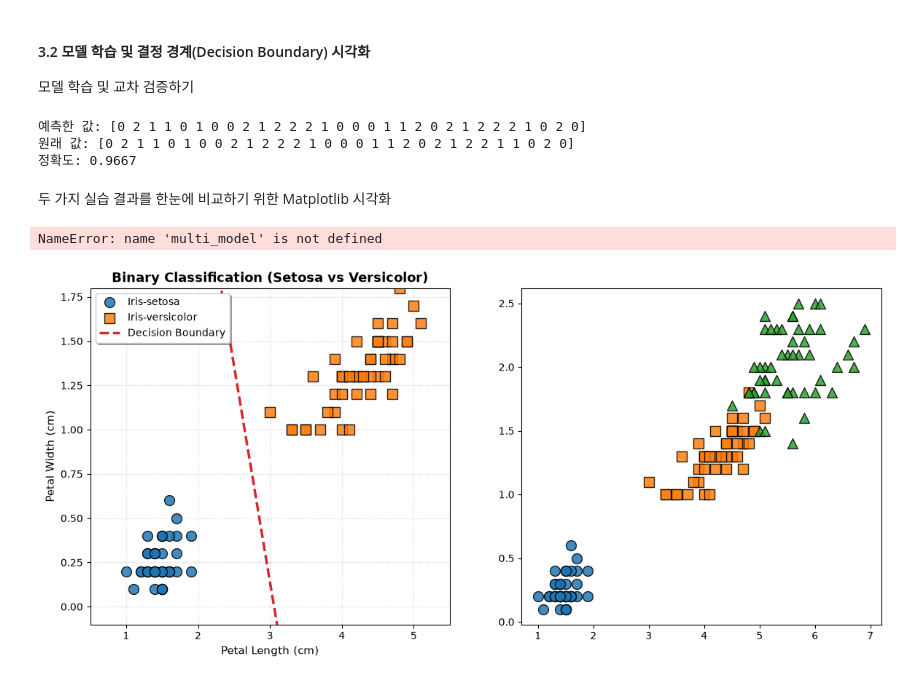
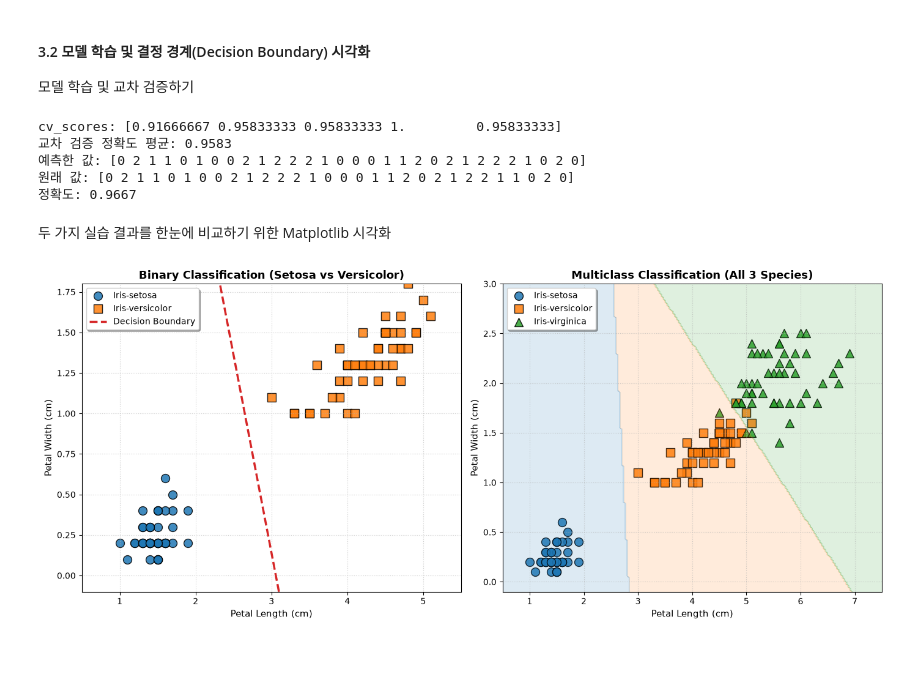
Before and after one commit to yonggyo1125/ax_study, a Jupyter notebook: 04_MACHINE_LEARNING/src/04_machine_learning/chapter03/02.ipynb, the cells around one changed output. Drawn from its saved outputs; the diff is of its cells as text; code cells hidden in the pictures; blank space fills up the shorter version.

```diff
--- a/04_MACHINE_LEARNING/src/04_machine_learning/chapter03/02.ipynb
+++ b/04_MACHINE_LEARNING/src/04_machine_learning/chapter03/02.ipynb
@@ -150,6 +150,13 @@ X_multi_train, X_multi_test, y_multi_train, y_multi_test = train_test_split(
 # %%
 # 다중 분류 모델 학습
 multi_model = LogisticRegression()
+
+# 교차 검증(KFold)
+kf = KFold(n_splits=5, shuffle=True, random_state=42)
+cv_scores = cross_val_score(multi_model, X_multi_train, y_multi_train, cv=kf)
+print("cv_scores:", cv_scores)
+print("교차 검증 정확도 평균: %.4f" % cv_scores.mean())
+
 multi_model.fit(X_multi_train, y_multi_train)
 
 multi_test_preds = multi_model.predict(X_multi_test)
@@ -160,6 +167,8 @@ multi_accuracy = accuracy_score(y_multi_test, multi_test_preds)
 
 print(f"정확도: {multi_accuracy:.4f}")
 # %% [output]
+cv_scores: [0.91666667 0.95833333 0.95833333 1.         0.95833333]
+교차 검증 정확도 평균: 0.9583
 예측한 값: [0 2 1 1 0 1 0 0 2 1 2 2 2 1 0 0 0 1 1 2 0 2 1 2 2 2 1 0 2 0]
 원래 값: [0 2 1 1 0 1 0 0 2 1 2 2 2 1 0 0 0 1 1 2 0 2 1 2 2 1 1 0 2 0]
 정확도: 0.9667
@@ -202,34 +211,33 @@ markers_multi = {'Iris-setosa': 'o', 'Iris-versicolor': 's', 'Iris-virginica': '
 
 for species in ['Iris-setosa', 'Iris-versicolor', 'Iris-virginica']:
     subset = df[df['Species'] == species]
     ax2.scatter(subset['PetalLengthCm'], subset['PetalWidthCm'], label=species, color=colors_multi[species], marker=markers_multi[species], s=100, edgecolor='black', alpha=0.85)
 
 # 가로축과 세로축 격자를 촘촘히 쪼개 전 구역에 소프트맥스 예측 결과 칠하기
 xx, yy = np.meshgrid(np.linspace(0.5, 7.5, 200), np.linspace(-0.1, 3.0, 200))
 grid_points = np.c_[xx.ravel(), yy.ravel()]
 
 
 grid_df = pd.DataFrame(grid_points, columns=['PetalLengthCm', 'PetalWidthCm'])
 Z_pred = multi_model.predict(grid_df)
 
 # 클래스 이름을 예측 컬러 번호(0, 1, 2)로 전처리 변환
 species_to_num = {'Iris-setosa': 0, 'Iris-versicolor': 1, 'Iris-virginica': 2}
-Z_num = np.array([species_to_num[item] for item in Z_pred]).reshape(xx.shape)
-
+#Z_num = np.array([species_to_num[item] for item in Z_pred]).reshape(xx.shape)
+Z_num = np.array(Z_pred).reshape(xx.shape)
 # 결정 구역에 예쁜 투명도를 주어 영역 채우기
 custom_cmap = ListedColormap(['#1F77B4', '#FF7F0E', '#2CA02C'])
 ax2.contourf(xx, yy, Z_num, alpha=0.15, cmap=custom_cmap)
 
 ax2.set_title("Multiclass Classification (All 3 Species)", fontsize=13, fontweight='bold')
 ax2.set_xlabel("Petal Length (cm)", fontsize=11)
 ax2.set_ylabel("Petal Width (cm)", fontsize=11)
 ax2.set_xlim(0.5, 7.5)
 ax2.set_ylim(-0.1, 3.0)
 ax2.legend(loc='upper left', frameon=True, shadow=True)
 ax2.grid(True, linestyle=':', alpha=0.6)
 
 plt.tight_layout()
 plt.show()
 # %% [output]
-NameError: name 'multi_model' is not defined
-[figure, old version]
+[figure, new version]
```
